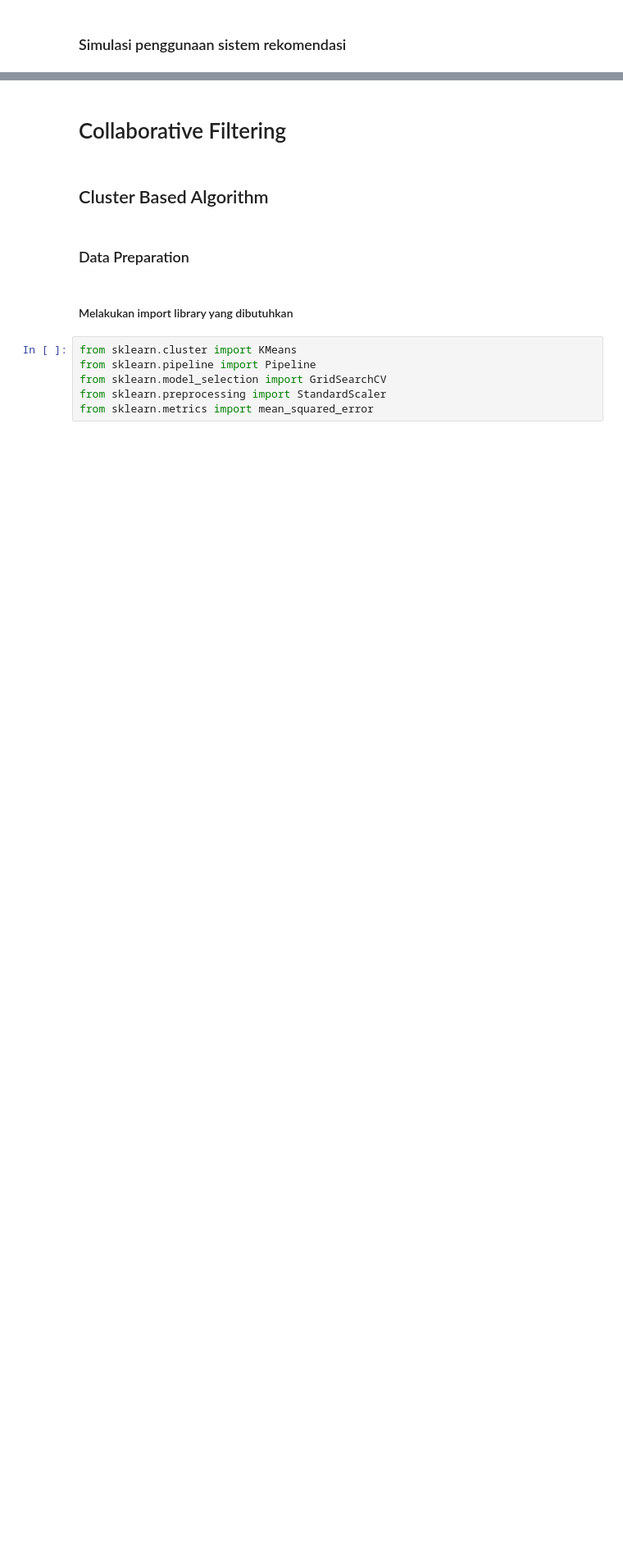
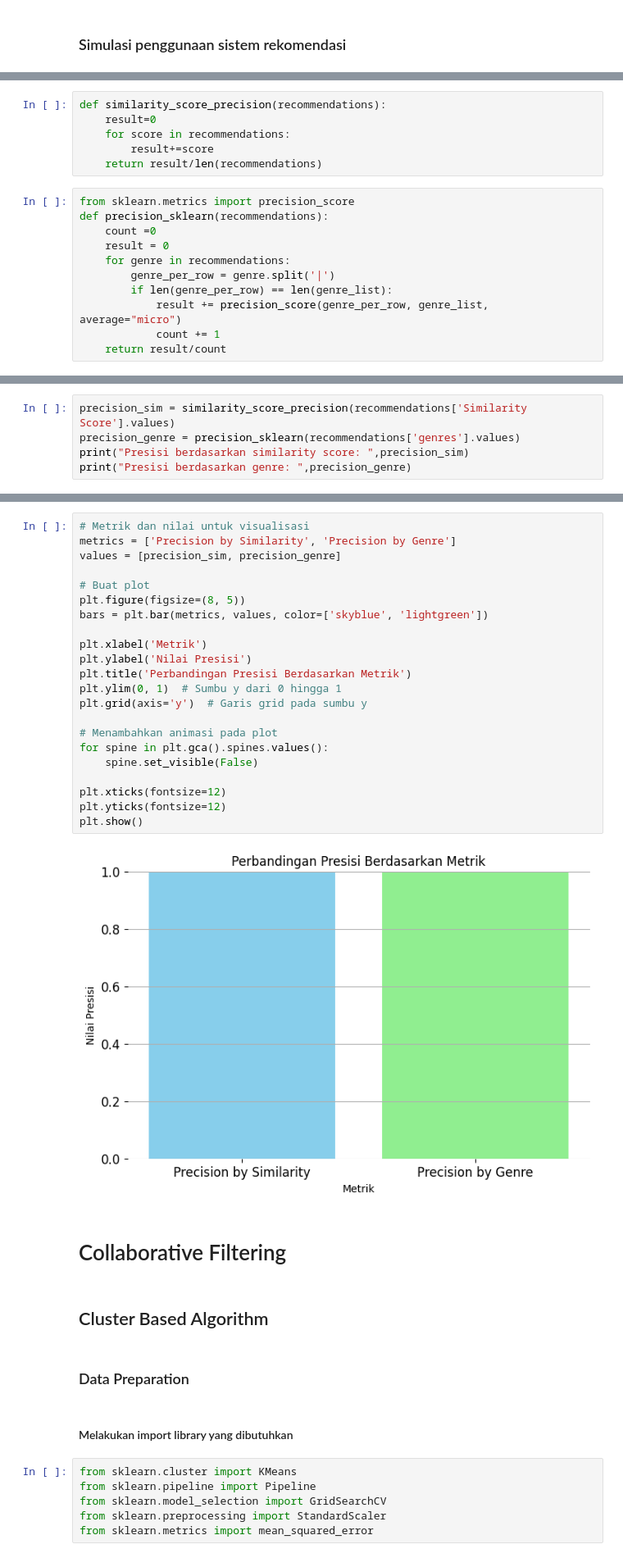
Before and after one commit to maybeitsai/Movie-Recommendation-System, a Jupyter notebook: Movie-Recommendation.ipynb, the cells around one changed output, grey strips where cells are left out. Shown at 82% size. Cells and saved outputs as stored; diff of their text form; blank space fills up the shorter version.

```diff
--- a/Movie-Recommendation.ipynb
+++ b/Movie-Recommendation.ipynb
@@ -254,0 +255,17 @@ TOP 10 REKOMENDASI FILM
+# %%
+def similarity_score_precision(recommendations):
+    result=0
+    for score in recommendations:
+        result+=score
+    return result/len(recommendations)
+# %%
+from sklearn.metrics import precision_score
+def precision_sklearn(recommendations):
+    count =0
+    result = 0
+    for genre in recommendations:
+        genre_per_row = genre.split('|')
+        if len(genre_per_row) == len(genre_list):
+            result += precision_score(genre_per_row, genre_list, average="micro")
+            count += 1
+    return result/count
@@ -254,0 +274,5 @@ TOP 10 REKOMENDASI FILM
+# %%
+precision_sim = similarity_score_precision(recommendations['Similarity Score'].values)
+precision_genre = precision_sklearn(recommendations['genres'].values)
+print("Presisi berdasarkan similarity score: ",precision_sim)
+print("Presisi berdasarkan genre: ",precision_genre)
@@ -255,3 +284,27 @@ TOP 10 REKOMENDASI FILM
+# %%
+# Metrik dan nilai untuk visualisasi
+metrics = ['Precision by Similarity', 'Precision by Genre']
+values = [precision_sim, precision_genre]
+
+# Buat plot
+plt.figure(figsize=(8, 5))
+bars = plt.bar(metrics, values, color=['skyblue', 'lightgreen'])
+
+plt.xlabel('Metrik')
+plt.ylabel('Nilai Presisi')
+plt.title('Perbandingan Presisi Berdasarkan Metrik')
+plt.ylim(0, 1)  # Sumbu y dari 0 hingga 1
+plt.grid(axis='y')  # Garis grid pada sumbu y
+
+# Menambahkan animasi pada plot
+for spine in plt.gca().spines.values():
+    spine.set_visible(False)
+
+plt.xticks(fontsize=12)
+plt.yticks(fontsize=12)
+plt.show()
+# %% [output]
+[figure, added]
 # %% [markdown]
 # Collaborative Filtering
 # %% [markdown]
```
Also changed, not shown: parts of 22 cells of this notebook, 1 other file.
